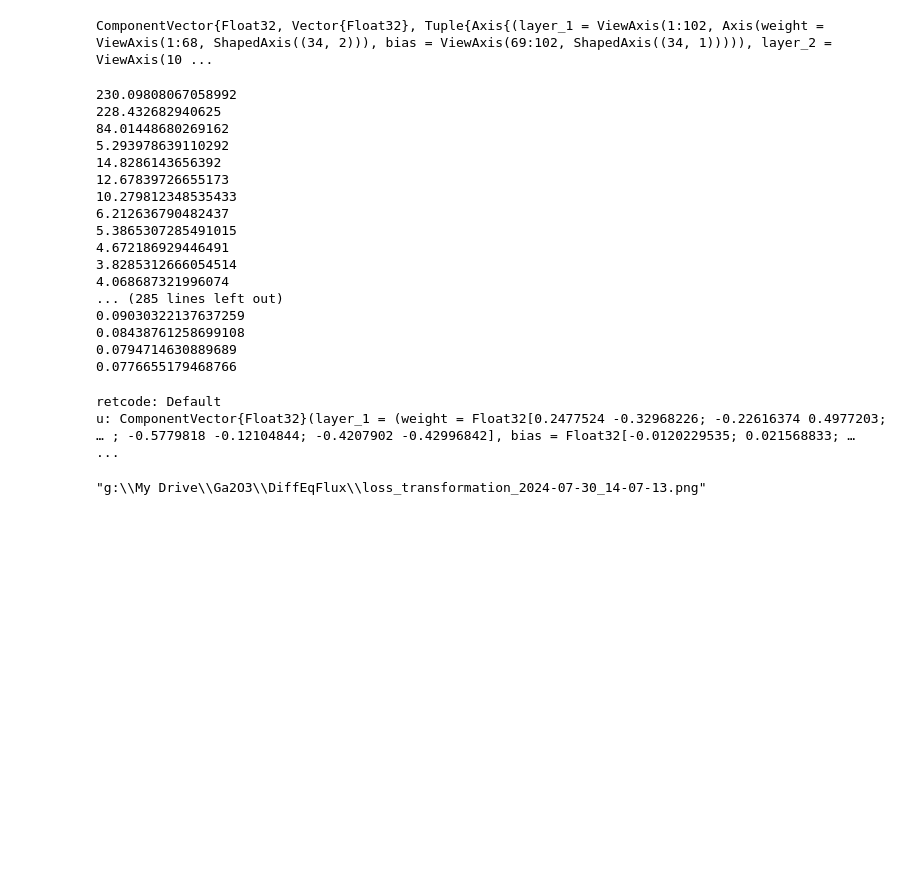
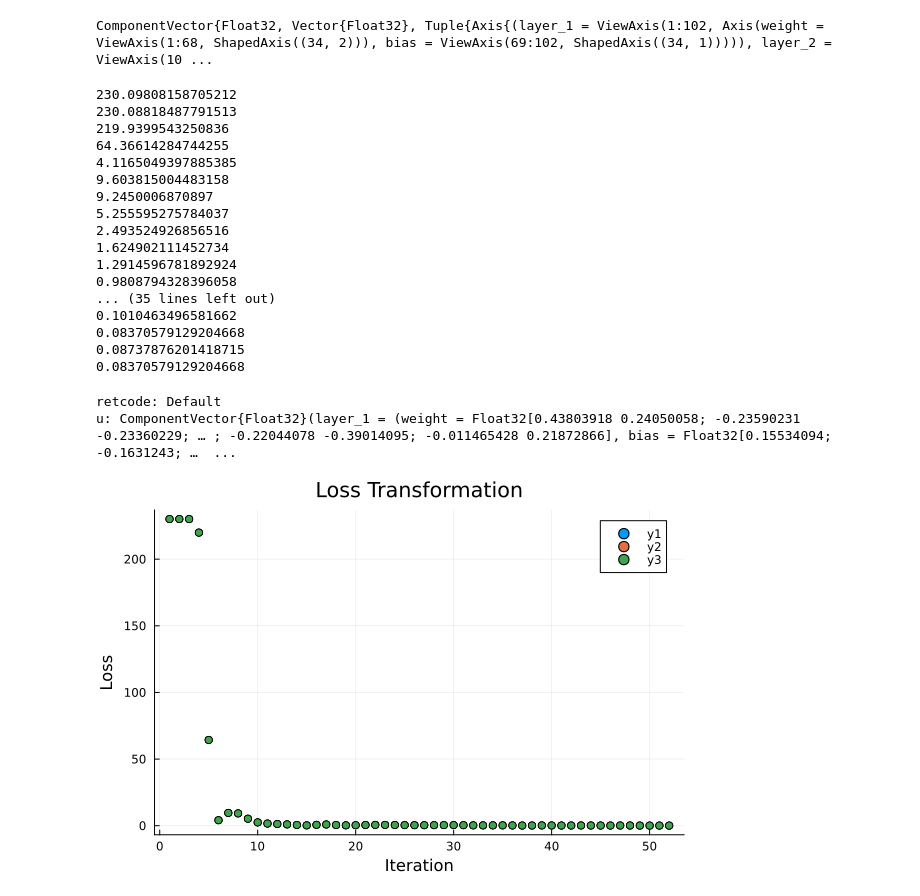
Before and after one commit to ACME-group-CMU/Neural-Mechanistic-Model, a Jupyter notebook: NeuralODE-AM-FixedEa.ipynb, the cells around one changed output. Saved outputs shown, nothing was run; the diff lists cells and outputs as text; code cells hidden in the pictures; blank space fills up the shorter version.

```diff
--- a/NeuralODE-AM-FixedEa.ipynb
+++ b/NeuralODE-AM-FixedEa.ipynb
@@ -278,39 +282,37 @@ optf = Optimization.OptimizationFunction((p,_) -> loss_neuralode(p), adtype)
 optprob = Optimization.OptimizationProblem(optf, pinit)
 
 result_neuralode = Optimization.solve(
-    optprob, OptimizationOptimisers.Adam(0.02); callback = callback, maxiters = 300)
+    optprob, OptimizationOptimisers.Adam(0.02); callback = callback, maxiters = 50)
 # %% [output]
-230.09808067058992
-228.432682940625
-84.01448680269162
-5.293978639110292
-14.8286143656392
-12.67839726655173
-10.279812348535433
-6.212636790482437
-5.3865307285491015
-4.672186929446491
-3.8285312666054514
-4.068687321996074
-... (285 lines left out)
-0.09030322137637259
-0.08438761258699108
-0.0794714630889689
-0.0776655179468766
+230.09808158705212
+230.08818487791513
+219.9399543250836
+64.36614284744255
+4.1165049397885385
+9.603815004483158
+9.2450006870897
+5.255595275784037
+2.493524926856516
+1.624902111452734
+1.2914596781892924
+0.9808794328396058
+... (35 lines left out)
+0.1010463496581662
+0.08370579129204668
+0.08737876201418715
+0.08370579129204668
 retcode: Default
-u: ComponentVector{Float32}(layer_1 = (weight = Float32[0.2477524 -0.32968226; -0.22616374 0.4977203; … ; -0.5779818 -0.12104844; -0.4207902 -0.42996842], bias = Float32[-0.0120229535; 0.021568833; …  ...
+u: ComponentVector{Float32}(layer_1 = (weight = Float32[0.43803918 0.24050058; -0.23590231 -0.23360229; … ; -0.22044078 -0.39014095; -0.011465428 0.21872866], bias = Float32[0.15534094; -0.1631243; …  ...
 # %%
-using Dates
 plt = scatter!(loss_values, title="Loss Transformation", xlabel="Iteration", ylabel="Loss")
-
 # Generate a unique filename using the current timestamp
 timestamp = Dates.format(now(), "yyyy-mm-dd_HH-MM-SS")
-filename = "loss_transformation_$timestamp.png"
-
+filename = "loss_transformation_$timestamp.svg"
 # Save the plot to a file
 savefig(plt, filename)
+plt
 # %% [output]
-"g:\\My Drive\\Ga2O3\\DiffEqFlux\\loss_transformation_2024-07-30_14-07-13.png"
+[figure, added]
 # %%
 callback(result_neuralode.u, loss_neuralode(result_neuralode.u)...; doplot = true)
 #scatter!(plt, tsteps, loss_neuralode(result_neuralode.u)[2][1, :]; label = "prediction") # hide
```
Also changed, not shown: parts of 10 cells of this notebook, 4 other files.
